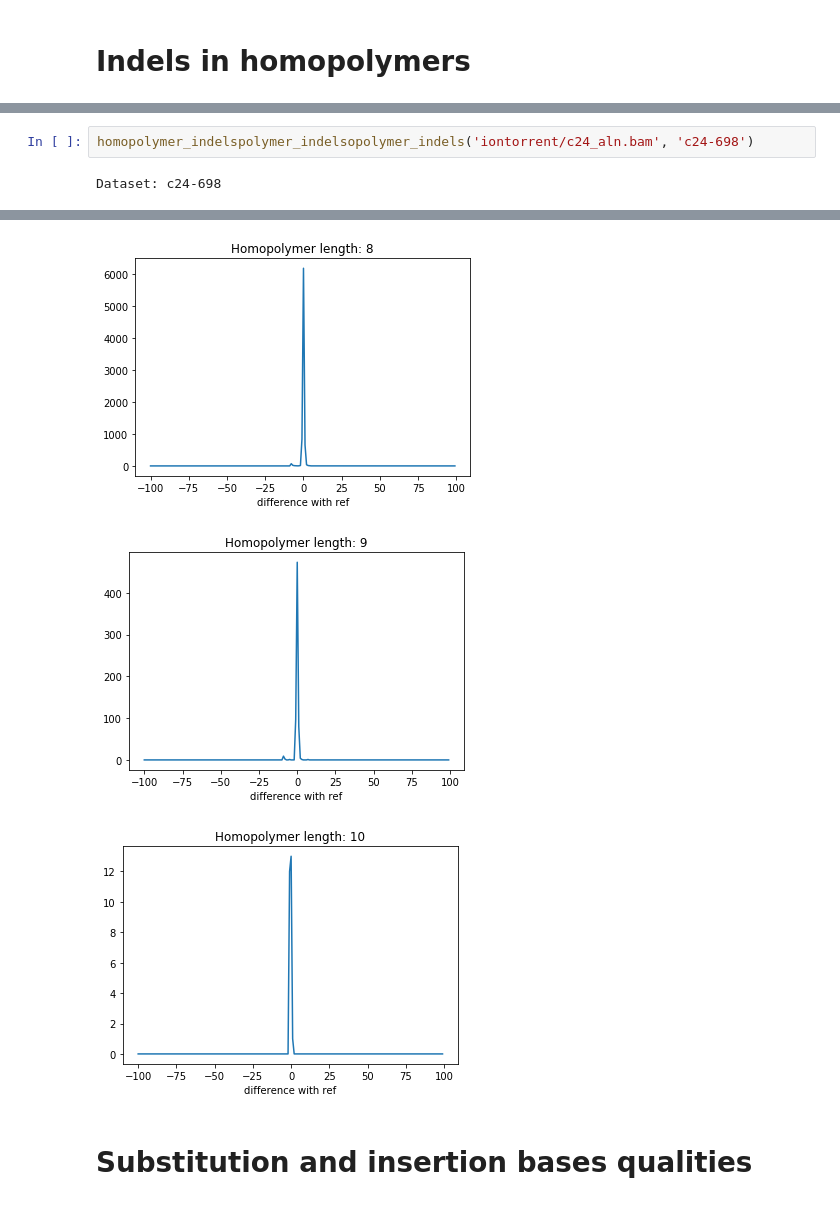
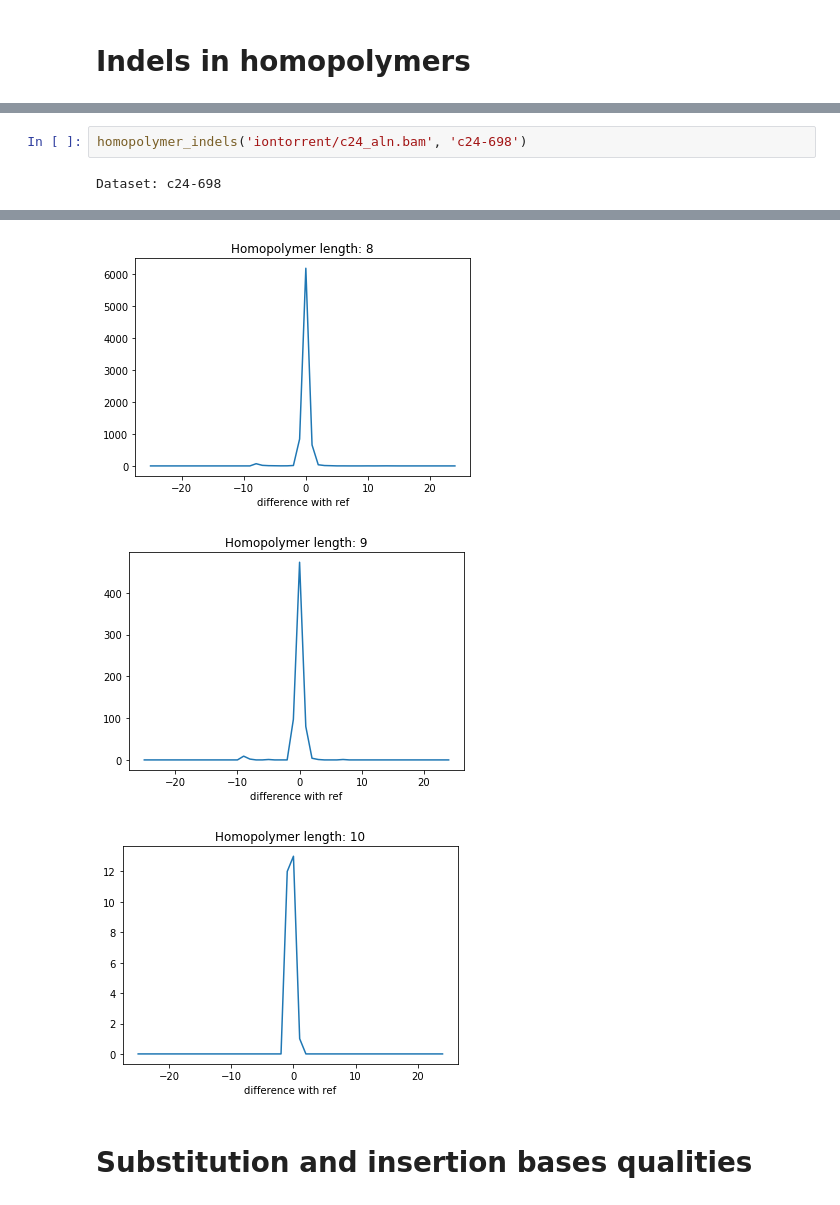
Before and after one commit to DaryaChaplygina/BioInf2018, a Jupyter notebook: NGS/HW2/hw2.ipynb, the cells around one changed output, grey strips where cells are left out. Drawn from its saved outputs; the diff is of its cells as text.

Commit message:
beautify some plots

```diff
--- a/NGS/HW2/hw2.ipynb
+++ b/NGS/HW2/hw2.ipynb
@@ -563,4 +563,4 @@ Dataset: b22-730
 # %%
-homopolymer_indelspolymer_indelsopolymer_indels('iontorrent/c24_aln.bam', 'c24-698')
+homopolymer_indels('iontorrent/c24_aln.bam', 'c24-698')
 # %% [output]
 Dataset: c24-698
@@ -572,6 +572,6 @@ Dataset: c24-698
-[figure, old version]
+[figure, new version]
-[figure, old version]
+[figure, new version]
-[figure, old version]
+[figure, new version]
 # %% [markdown]
 # Substitution and insertion bases qualities
 # %%
```
Also changed, not shown: parts of 4 cells of this notebook.
